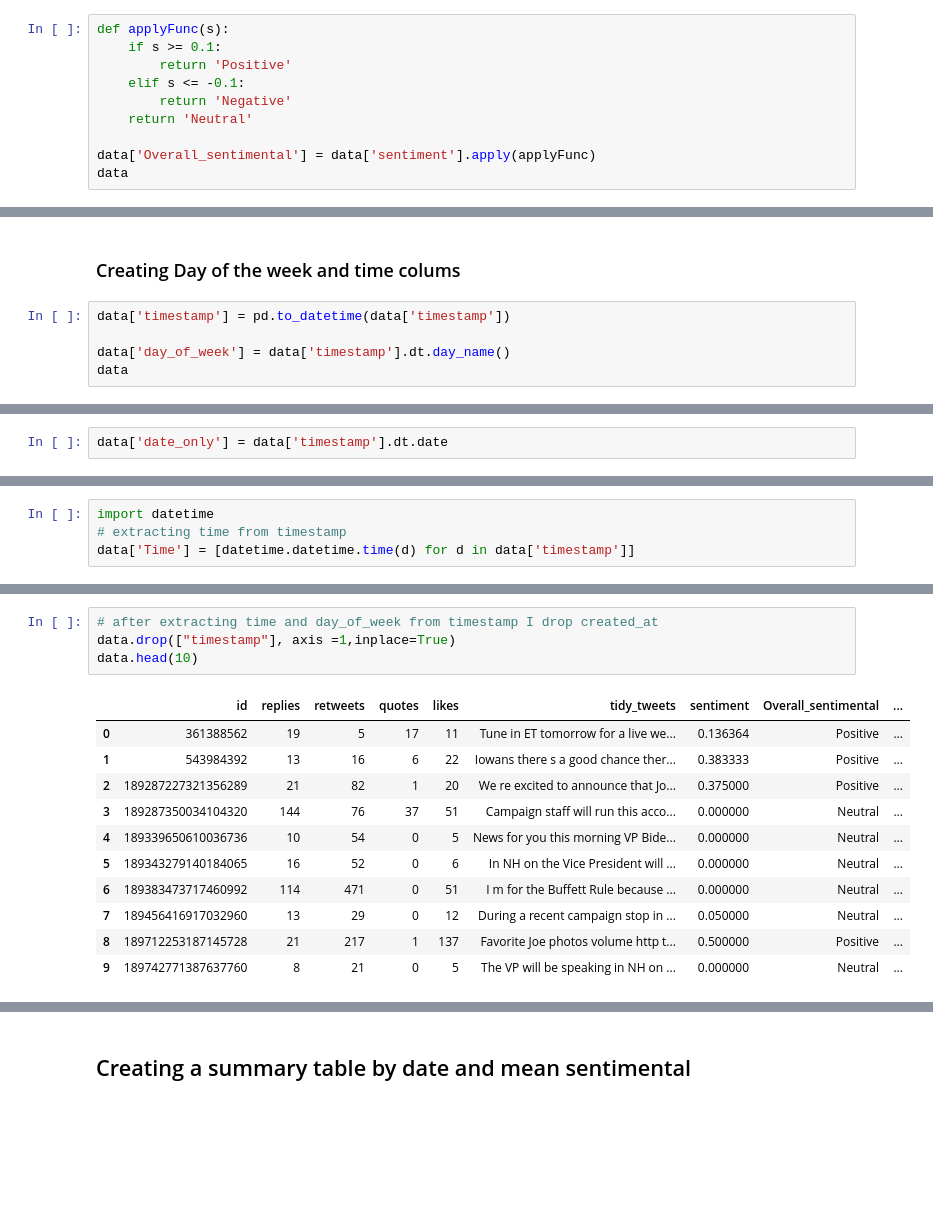
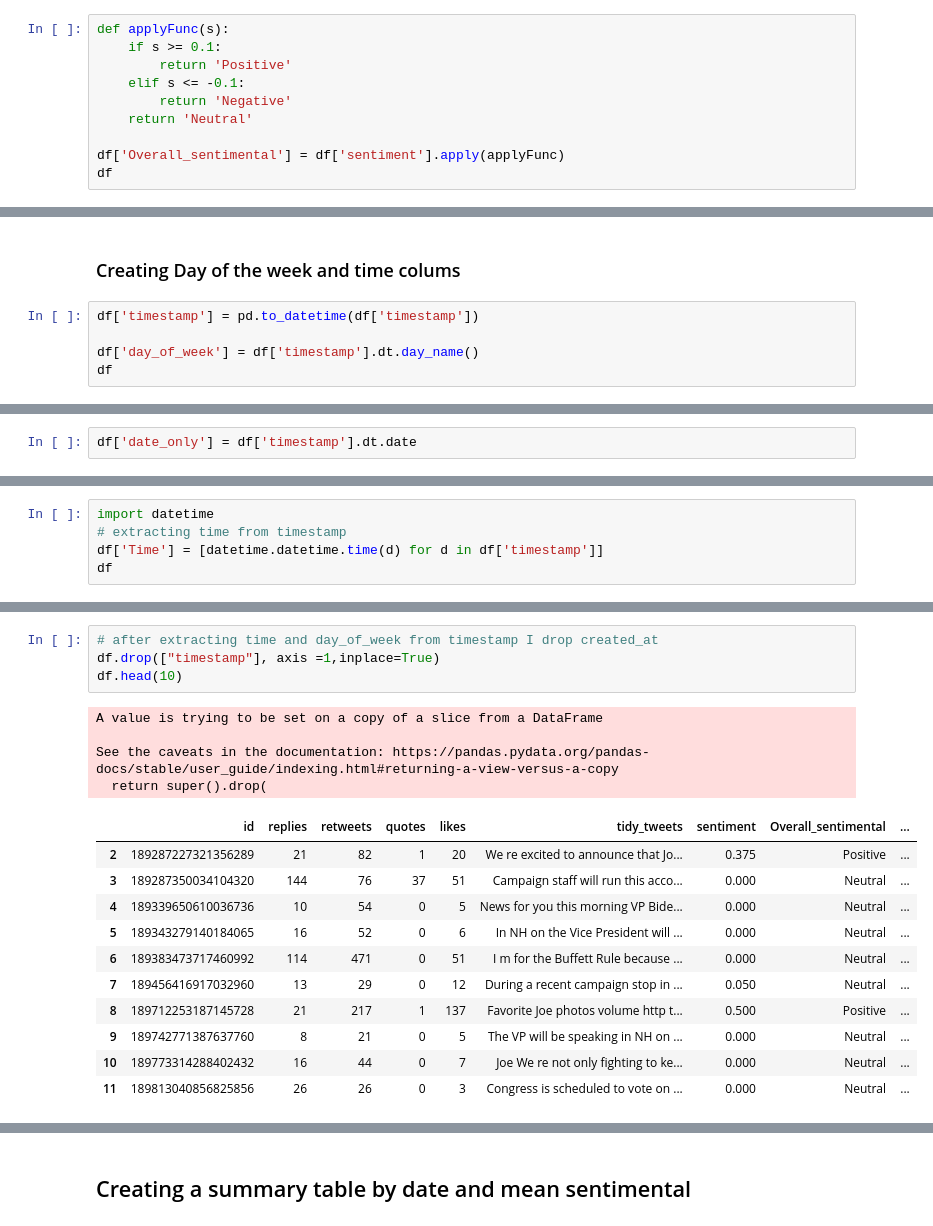
Before and after one commit to richard-gm/webServerDataViz, a Jupyter notebook: Sentimental_analysis_JoeBiden.ipynb, the cells around one changed output, grey strips where cells are left out. Saved outputs shown, nothing was run; the diff lists cells and outputs as text; blank space fills up the shorter version.

Commit message:
datasets ahve been updated with new colums - ipynb files have been updated as well to reflect recent changes

```diff
--- a/Sentimental_analysis_JoeBiden.ipynb
+++ b/Sentimental_analysis_JoeBiden.ipynb
@@ -94,6 +111,6 @@ def applyFunc(s):
         return 'Negative'
     return 'Neutral'
 
-data['Overall_sentimental'] = data['sentiment'].apply(applyFunc)
-data
+df['Overall_sentimental'] = df['sentiment'].apply(applyFunc)
+df
 # %% [output]
@@ -113,8 +135,8 @@ data
 # %% [markdown]
 ### Creating Day of the week and time colums
 # %%
-data['timestamp'] = pd.to_datetime(data['timestamp'])
+df['timestamp'] = pd.to_datetime(df['timestamp'])
 
-data['day_of_week'] = data['timestamp'].dt.day_name()
-data
+df['day_of_week'] = df['timestamp'].dt.day_name()
+df
 # %% [output]
@@ -134,2 +166,2 @@ data
 # %%
-data['date_only'] = data['timestamp'].dt.date
+df['date_only'] = df['timestamp'].dt.date
@@ -136,4 +174,5 @@ data['date_only'] = data['timestamp'].dt.date
 # %%
 import datetime
 # extracting time from timestamp
-data['Time'] = [datetime.datetime.time(d) for d in data['timestamp']]
+df['Time'] = [datetime.datetime.time(d) for d in df['timestamp']]
+df
@@ -140,17 +198,21 @@ data['Time'] = [datetime.datetime.time(d) for d in data['timestamp']]
 # %%
 # after extracting time and day_of_week from timestamp I drop created_at
-data.drop(["timestamp"], axis =1,inplace=True)
-data.head(10)
+df.drop(["timestamp"], axis =1,inplace=True)
+df.head(10)
 # %% [output]
+A value is trying to be set on a copy of a slice from a DataFrame
+
+See the caveats in the documentation: https://pandas.pydata.org/pandas-docs/stable/user_guide/indexing.html#returning-a-view-versus-a-copy
+  return super().drop(
 |  | id | replies | retweets | quotes | likes | tidy_tweets | sentiment | Overall_sentimental | ... |
-| 0 | 361388562 | 19 | 5 | 17 | 11 | Tune in ET tomorrow for a live we... | 0.136364 | Positive | ... |
-| 1 | 543984392 | 13 | 16 | 6 | 22 | Iowans there s a good chance ther... | 0.383333 | Positive | ... |
-| 2 | 189287227321356289 | 21 | 82 | 1 | 20 | We re excited to announce that Jo... | 0.375000 | Positive | ... |
-| 3 | 189287350034104320 | 144 | 76 | 37 | 51 | Campaign staff will run this acco... | 0.000000 | Neutral | ... |
-| 4 | 189339650610036736 | 10 | 54 | 0 | 5 | News for you this morning VP Bide... | 0.000000 | Neutral | ... |
-| 5 | 189343279140184065 | 16 | 52 | 0 | 6 | In NH on the Vice President will ... | 0.000000 | Neutral | ... |
-| 6 | 189383473717460992 | 114 | 471 | 0 | 51 | I m for the Buffett Rule because ... | 0.000000 | Neutral | ... |
-| 7 | 189456416917032960 | 13 | 29 | 0 | 12 | During a recent campaign stop in ... | 0.050000 | Neutral | ... |
-| 8 | 189712253187145728 | 21 | 217 | 1 | 137 | Favorite Joe photos volume http t... | 0.500000 | Positive | ... |
-| 9 | 189742771387637760 | 8 | 21 | 0 | 5 | The VP will be speaking in NH on ... | 0.000000 | Neutral | ... |
+| 2 | 189287227321356289 | 21 | 82 | 1 | 20 | We re excited to announce that Jo... | 0.375 | Positive | ... |
+| 3 | 189287350034104320 | 144 | 76 | 37 | 51 | Campaign staff will run this acco... | 0.000 | Neutral | ... |
+| 4 | 189339650610036736 | 10 | 54 | 0 | 5 | News for you this morning VP Bide... | 0.000 | Neutral | ... |
+| 5 | 189343279140184065 | 16 | 52 | 0 | 6 | In NH on the Vice President will ... | 0.000 | Neutral | ... |
+| 6 | 189383473717460992 | 114 | 471 | 0 | 51 | I m for the Buffett Rule because ... | 0.000 | Neutral | ... |
+| 7 | 189456416917032960 | 13 | 29 | 0 | 12 | During a recent campaign stop in ... | 0.050 | Neutral | ... |
+| 8 | 189712253187145728 | 21 | 217 | 1 | 137 | Favorite Joe photos volume http t... | 0.500 | Positive | ... |
+| 9 | 189742771387637760 | 8 | 21 | 0 | 5 | The VP will be speaking in NH on ... | 0.000 | Neutral | ... |
+| 10 | 189773314288402432 | 16 | 44 | 0 | 7 | Joe We re not only fighting to ke... | 0.000 | Neutral | ... |
+| 11 | 189813040856825856 | 26 | 26 | 0 | 3 | Congress is scheduled to vote on ... | 0.000 | Neutral | ... |
 # %%
```
Also changed, not shown: parts of 30 cells of this notebook, 3 other files.
